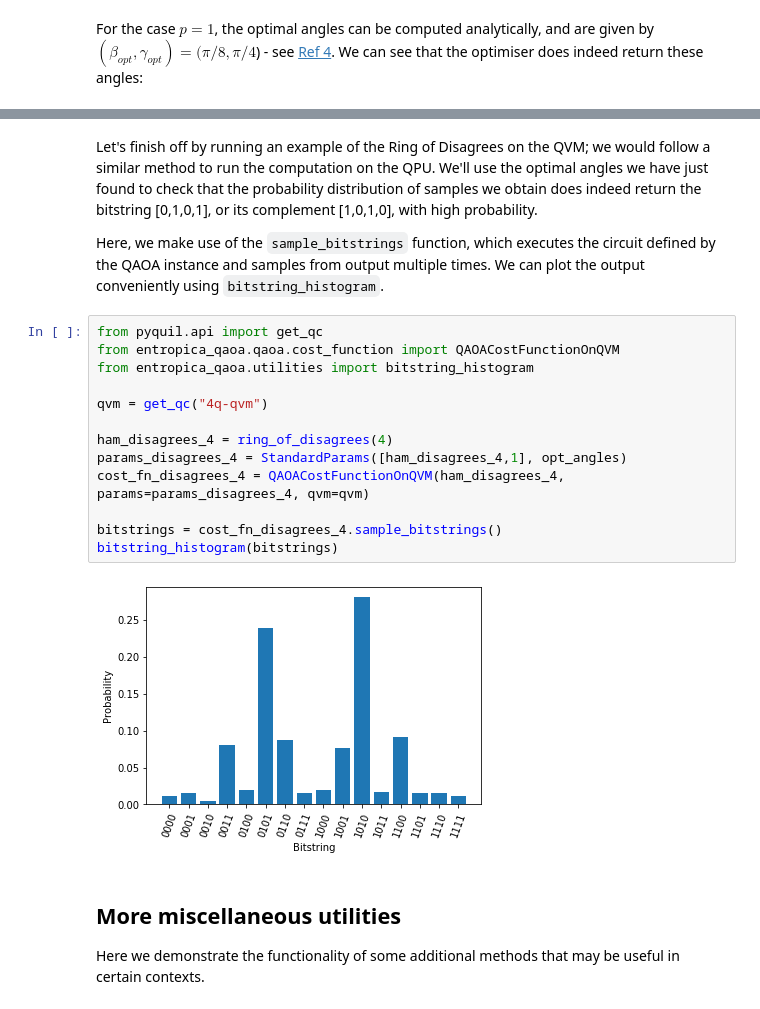
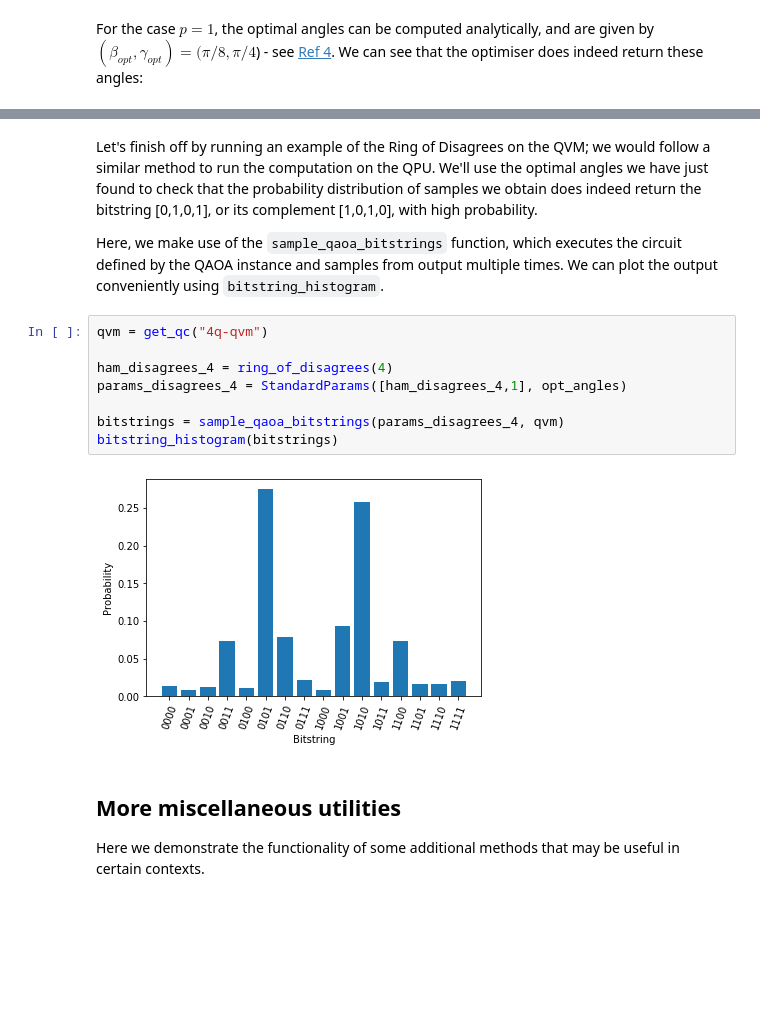
Before and after one commit to entropicalabs/entropica_qaoa, a Jupyter notebook: examples/5_QAOAUtilities.ipynb, the cells around one changed output, grey strips where cells are left out. Cells and saved outputs as stored; diff of their text form; blank space fills up the shorter version.

Commit message:
moved sample_bistrings to utilities for QAOA

```diff
--- a/examples/5_QAOAUtilities.ipynb
+++ b/examples/5_QAOAUtilities.ipynb
@@ -327,22 +330,17 @@ array([0.39269965, 0.78539607])
 # %% [markdown]
 Let's finish off by running an example of the Ring of Disagrees on the QVM; we would follow a similar method to run the computation on the QPU. We'll use the optimal angles we have just found to check that the probability distribution of samples we obtain does indeed return the bitstring [0,1,0,1], or its complement [1,0,1,0], with high probability.
 
-Here, we make use of the `sample_bitstrings` function, which executes the circuit defined by the QAOA instance and samples from output multiple times. We can plot the output conveniently using `bitstring_histogram`.
+Here, we make use of the `sample_qaoa_bitstrings` function, which executes the circuit defined by the QAOA instance and samples from output multiple times. We can plot the output conveniently using `bitstring_histogram`.
 # %%
-from pyquil.api import get_qc
-from entropica_qaoa.qaoa.cost_function import QAOACostFunctionOnQVM
-from entropica_qaoa.utilities import bitstring_histogram
-
 qvm = get_qc("4q-qvm")
 
 ham_disagrees_4 = ring_of_disagrees(4)
 params_disagrees_4 = StandardParams([ham_disagrees_4,1], opt_angles)
-cost_fn_disagrees_4 = QAOACostFunctionOnQVM(ham_disagrees_4, params=params_disagrees_4, qvm=qvm)
 
-bitstrings = cost_fn_disagrees_4.sample_bitstrings()
+bitstrings = sample_qaoa_bitstrings(params_disagrees_4, qvm)
 bitstring_histogram(bitstrings)
 # %% [output]
-[figure, old version]
+[figure, new version]
 # %% [markdown]
 <a id='miscellaneous'></a>
 
```
Also changed, not shown: parts of 13 cells of this notebook, 16 other files.
